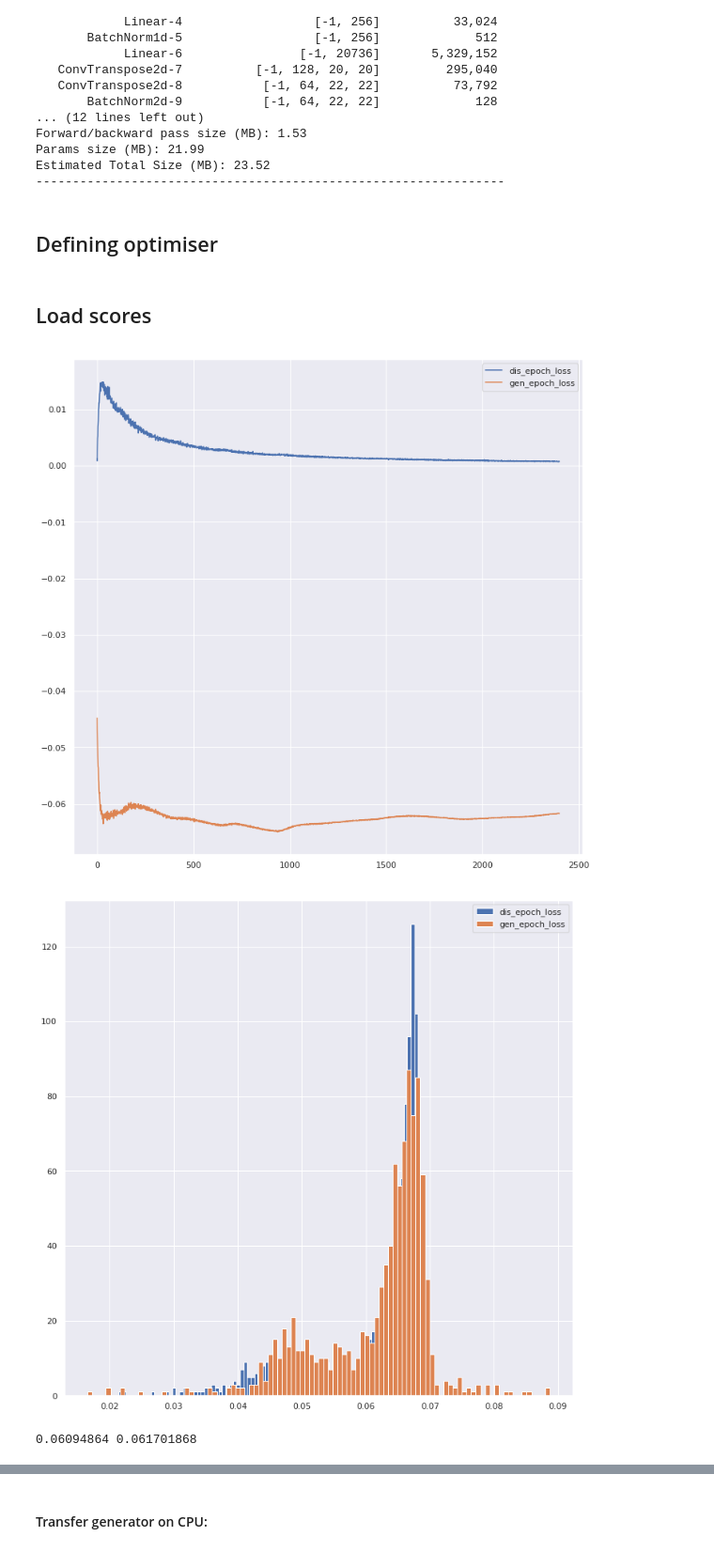
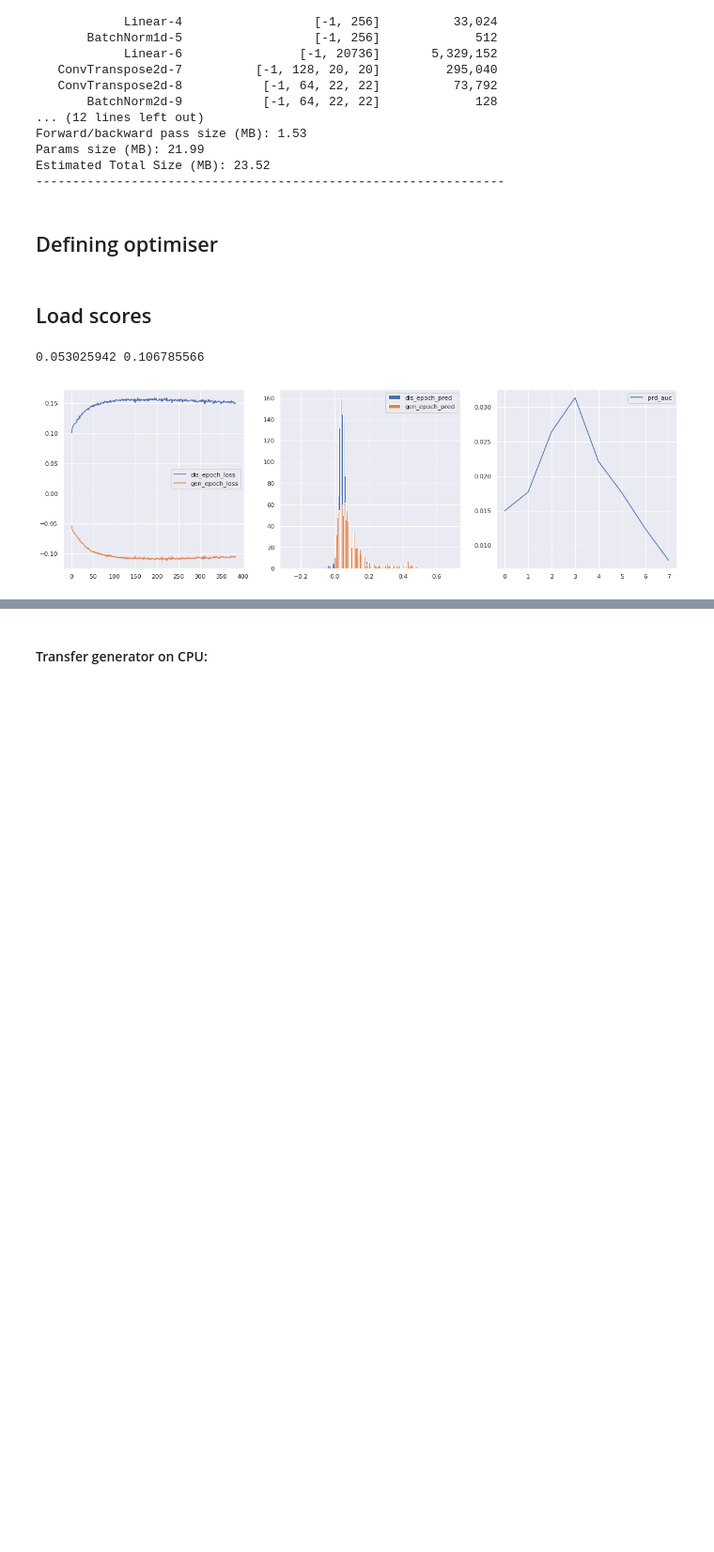
Before and after one commit to golovart/mlhep2019_2_phase, a Jupyter notebook: analysis/lhcb_calo_gan.ipynb, the cells around one changed output, grey strips where cells are left out. Shown at 94% size. Saved outputs shown, nothing was run; the diff lists cells and outputs as text; code cells hidden in the pictures; blank space fills up the shorter version.

```diff
--- a/analysis/lhcb_calo_gan.ipynb
+++ b/analysis/lhcb_calo_gan.ipynb
@@ -71,7 +75,7 @@ File `dat_train.npz` contains four arrays:
   * `ParticlePoint` - $x, y$ of initial particle
   * `ParticlePDG` - particle type(either $e^-$ or $\gamma$)
 # %%
-N = 1024*8
+N = 1024*48
 
 data_train = np.load(train_data_path, allow_pickle=True)
 print(list(data_train.keys()))
@@ -289,14 +298,20 @@ class ModelGConvTranspose(nn.Module):
         self.dropout = nn.Dropout(p=0.3)
 
         self.conv1 = nn.ConvTranspose2d(256, 128, 3, stride=2, output_padding=1)
+        nn.init.xavier_normal_(self.conv1.weight)
         self.conv2 = nn.ConvTranspose2d(128, 64, 3)
+        nn.init.xavier_normal_(self.conv2.weight)
         self.bn2 = nn.BatchNorm2d(64)
         self.conv3 = nn.ConvTranspose2d(64, 32, 3)
+        nn.init.xavier_normal_(self.conv3.weight)
         self.bn3 = nn.BatchNorm2d(32)
         self.conv4 = nn.ConvTranspose2d(32, 16, 3)
+        nn.init.xavier_normal_(self.conv4.weight)
         self.bn4 = nn.BatchNorm2d(16)
         self.conv5 = nn.ConvTranspose2d(16, 8, 3)
+        nn.init.xavier_normal_(self.conv5.weight)
         self.conv6 = nn.ConvTranspose2d(8, 1, 3)
+        nn.init.xavier_normal_(self.conv6.weight)
 
 
     def forward(self, z, ParticleMomentum_ParticlePoint):
@@ -380,8 +395,8 @@ Estimated Total Size (MB): 23.52
 # %% [markdown]
 ## Defining optimiser
 # %%
-learning_rate_dis = 3e-3
-learning_rate_gen = 3e-3
+learning_rate_dis = 1e-4
+learning_rate_gen = 1e-4
 
 g_optimizer = optim.Adam(generator.parameters(), lr=learning_rate_gen, weight_decay=1e-5)
 d_optimizer = optim.SGD(discriminator.parameters(), lr=learning_rate_dis, weight_decay=1e-5)
@@ -398,7 +413,7 @@ def run_training(epochs):
     # IMPORTANT PARAMETER:
     # Number of D updates per G update
     # ===========================
-    k_d, k_g = 4, 1
+    k_d, k_g = 1, 2
 
     gan_losses = GANLosses(TASK, device)
     dis_epoch_loss = []
@@ -482,27 +497,27 @@ def run_training(epochs):
                 first = False
 
         clear_output()
-        plt.figure(figsize=(12, 12))
-        plt.plot(dis_epoch_loss, label='dis_epoch_loss')
-        plt.plot(gen_epoch_loss, label='gen_epoch_loss')
-        plt.legend()
-        plt.show()
+        fig, axes = plt.subplots(1, 3, figsize=(20, 6))
+        #plt.figure(figsize=(8, 8))
+        axes[0].plot(dis_epoch_loss, label='dis_epoch_loss')
+        axes[0].plot(gen_epoch_loss, label='gen_epoch_loss')
+        axes[0].legend()
+        #plt.show()
 
-        plt.figure(figsize=(12, 12))
-        plt.hist(predictions_dis[-1], bins=100, label='dis_epoch_loss')
-        plt.hist(predictions_gen[-1], bins=100, label='gen_epoch_loss')
-        plt.legend()
-        plt.show()
+        #plt.figure(figsize=(8, 8))
+        axes[1].hist(predictions_dis[-1], bins=100, label='dis_epoch_pred')
+        axes[1].hist(predictions_gen[-1], bins=100, label='gen_epoch_pred')
+        axes[1].legend()
+        #plt.show()
         print(np.mean(predictions_dis[-1]), np.mean(predictions_gen[-1]))
 
-        plt.figure(figsize=(12, 12))
-        plt.plot(prd_auc, label='prd_auc')
-        plt.plot()
-        plt.legend()
+        #plt.figure(figsize=(8, 8))
+        axes[2].plot(prd_auc, label='prd_auc')
+        axes[2].plot()
+        axes[2].legend()
         plt.show()
 # %%
-run_training(300)
+run_training(10)
 # %% [output]
+0.053025942 0.106785566
-[figure, old version]
+[figure, new version]
-[figure, removed]
-0.06094864 0.061701868
```
Also changed, not shown: parts of 13 cells of this notebook, 4 other files.
